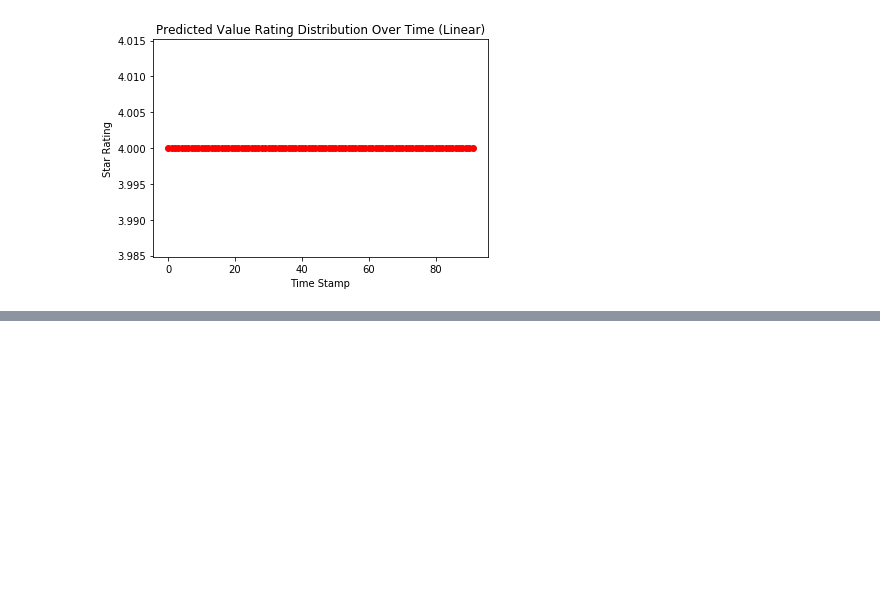
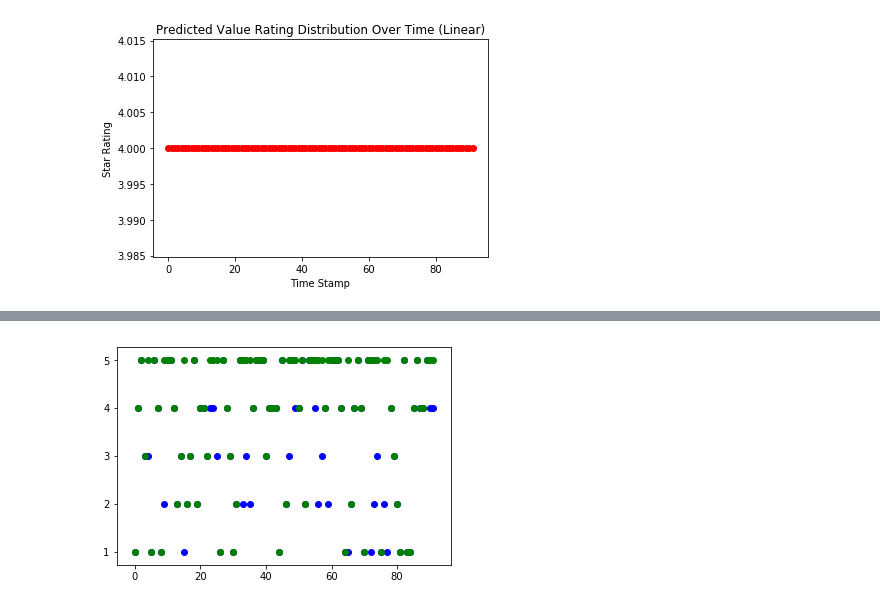
Before and after one commit to CornellDataScience/NLP_Research-FA17, a Jupyter notebook: topic_over_time/classifiers/week5-svm.ipynb, the cells around one changed output, grey strips where cells are left out. Cells and saved outputs as stored; diff of their text form; code cells hidden in the pictures; blank space fills up the shorter version.

```diff
--- a/topic_over_time/classifiers/week5-svm.ipynb
+++ b/topic_over_time/classifiers/week5-svm.ipynb
@@ -482,0 +487,25 @@ subset
+# %%
+#how far off are the raw and predicted star ratings
+
+stars2 = [0 for x in range(92)]
+count=0
+
+ytr = y_train.tolist()
+yte = y_test.tolist()
+for x in X_train:
+    ix = x[0]
+    stars2[ix] = ytr[count]
+    count = count+1
+
+count=0
+for x2 in X_test:
+    ix = x2[0]
+    stars2[ix] = yte[count]
+
+orderedIndices = list(range(0,92))
+#plt.scatter(orderedIndices, stars2, color='g')
+plt.scatter(orderedIndices, stars, color='b')   #raw
+plt.scatter(orderedIndices, stars2, color='g')  #predicted
+plt.show()
+# %% [output]
+[figure, added]
```
Also changed, not shown: parts of 10 cells of this notebook, 1 other file.
